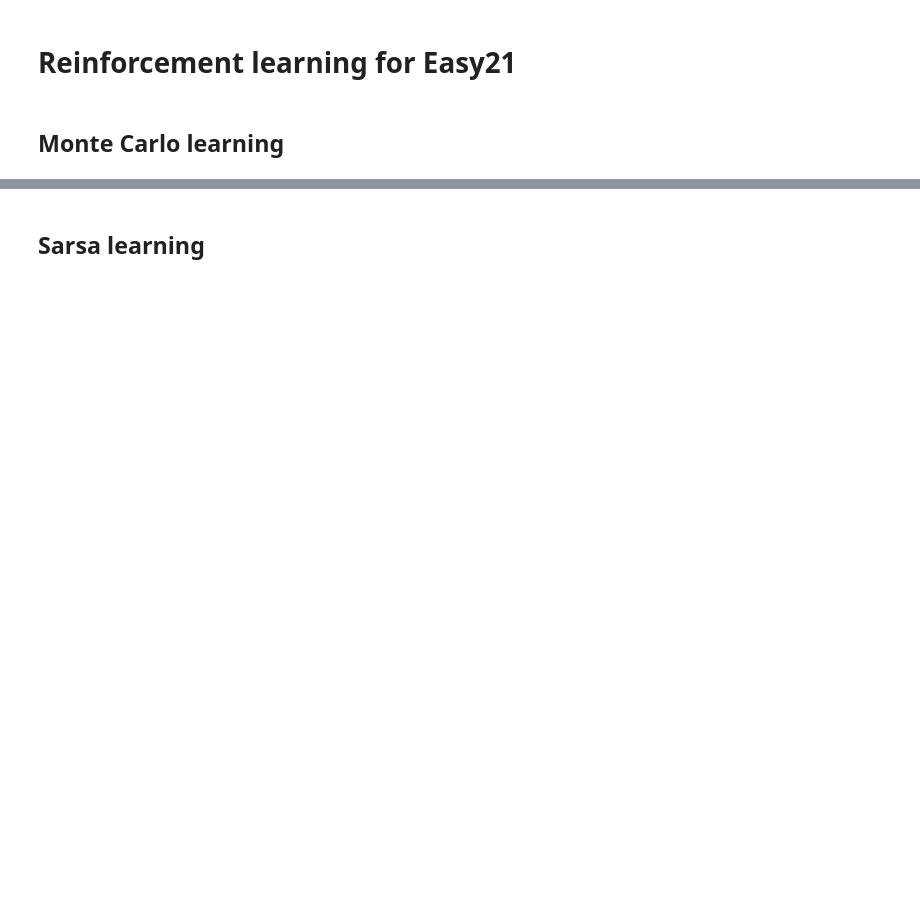
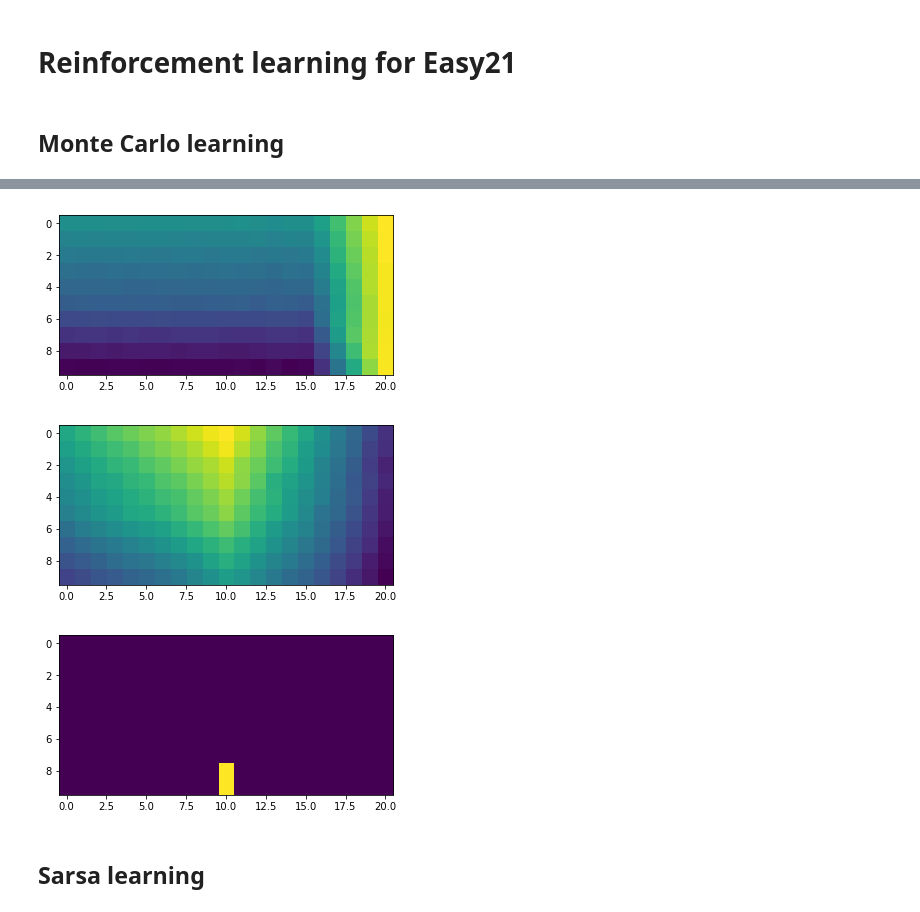
Before and after one commit to kwichmann/easy21, a Jupyter notebook: easy21.ipynb, the cells around one changed output, grey strips where cells are left out. Drawn from its saved outputs; the diff is of its cells as text; code cells hidden in the pictures; blank space fills up the shorter version.

```diff
--- a/easy21.ipynb
+++ b/easy21.ipynb
@@ -108,3 +107,18 @@ draw_q(q_mc)
+# %%
+plt.imshow(q_mc[:,:,0])
+plt.show()
+
+plt.imshow(q_mc[:,:,1])
+plt.show()
+
+optimal_policy = np.argmax(q_mc, axis = 2)
+
+plt.imshow(optimal_policy)
+plt.show()
+# %% [output]
+[figure, added]
+[figure, added]
+[figure, added]
 # %% [markdown]
 ## Sarsa learning
 # %%
```
Also changed, not shown: parts of 5 cells of this notebook, 1 other file.
